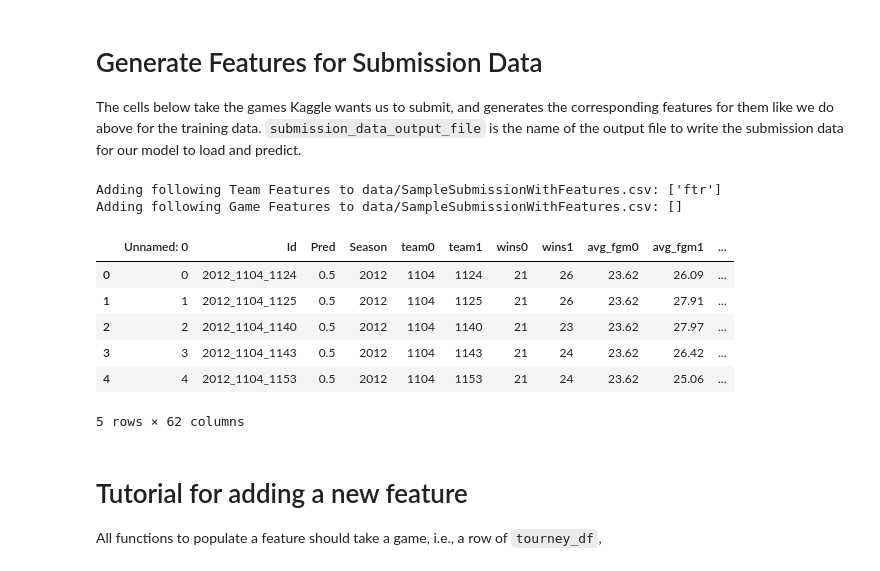
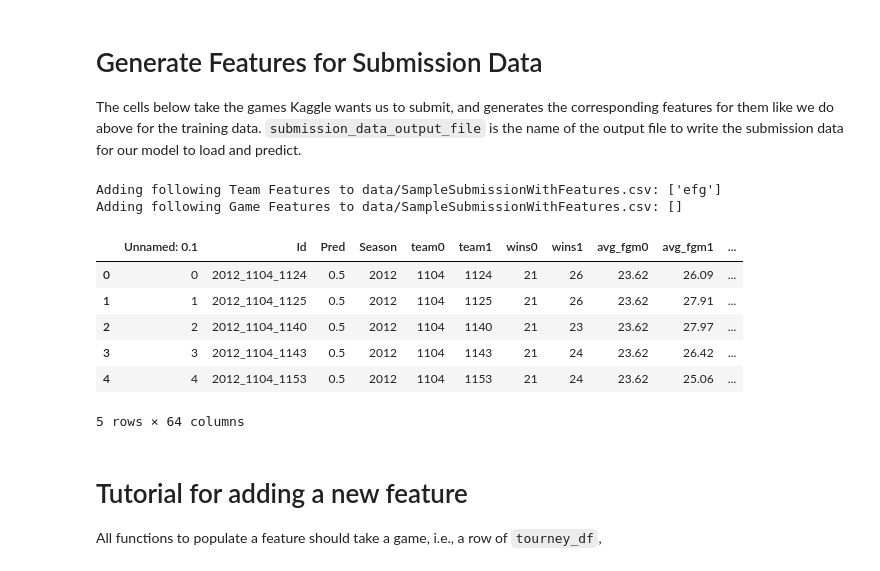
Before and after one commit to dtamayo/NCAAbasketball, a Jupyter notebook: GenerateFeatures.ipynb, the cells around one changed output. Cells and saved outputs as stored; diff of their text form; code cells hidden in the pictures.

```diff
--- a/GenerateFeatures.ipynb
+++ b/GenerateFeatures.ipynb
@@ -65,3 +55,35 @@ def ftr(team):
+# %%
+def wins(team):
+    return season_df.loc[is_winner[team['Team_Id']] & in_season[team['Season']] & is_valid].shape[0]
+
+# Four factors
+def efg(team):
+    fgm = pd.concat([season_df.loc[is_winner[team['Team_Id']] & in_season[team['Season']] & is_valid, 'Wfgm'], season_df.loc[is_loser[team['Team_Id']] & in_season[team['Season']] & is_valid, 'Lfgm']])
+    fgm3 = pd.concat([season_df.loc[is_winner[team['Team_Id']] & in_season[team['Season']] & is_valid, 'Wfgm3'], season_df.loc[is_loser[team['Team_Id']] & in_season[team['Season']] & is_valid, 'Lfgm3']])
+    fga = pd.concat([season_df.loc[is_winner[team['Team_Id']] & in_season[team['Season']] & is_valid, 'Wfga'], season_df.loc[is_loser[team['Team_Id']] & in_season[team['Season']] & is_valid, 'Lfga']])
+    efg = (fgm+0.5*fgm3)/fga
+    return np.round(efg.mean(), decimals=2)
+
+def to_p(team):
+    to = pd.concat([season_df.loc[is_winner[team['Team_Id']] & in_season[team['Season']] & is_valid, 'Wto'], season_df.loc[is_loser[team['Team_Id']] & in_season[team['Season']] & is_valid, 'Lto']])
+    fga = pd.concat([season_df.loc[is_winner[team['Team_Id']] & in_season[team['Season']] & is_valid, 'Wfga'], season_df.loc[is_loser[team['Team_Id']] & in_season[team['Season']] & is_valid, 'Lfga']])
+    o_r = pd.concat([season_df.loc[is_winner[team['Team_Id']] & in_season[team['Season']] & is_valid, 'Wor'], season_df.loc[is_loser[team['Team_Id']] & in_season[team['Season']] & is_valid, 'Lor']])
+    fta = pd.concat([season_df.loc[is_winner[team['Team_Id']] & in_season[team['Season']] & is_valid, 'Wfta'], season_df.loc[is_loser[team['Team_Id']] & in_season[team['Season']] & is_valid, 'Lfta']])
+    possessions = 0.96*(fga-o_r-to+0.475*fta)
+    to_p = to/possessions
+    return np.round(to_p.mean(), decimals=2)
+
+def orp(team):
+    o_r = pd.concat([season_df.loc[is_winner[team['Team_Id']] & in_season[team['Season']] & is_valid, 'Wor'], season_df.loc[is_loser[team['Team_Id']] & in_season[team['Season']] & is_valid, 'Lor']])
+    dr_op = pd.concat([season_df.loc[is_winner[team['Team_Id']] & in_season[team['Season']] & is_valid, 'Ldr'], season_df.loc[is_loser[team['Team_Id']] & in_season[team['Season']] & is_valid, 'Wdr']])
+    orp = o_r/(o_r + dr_op)
+    return np.round(orp.mean(), decimals=2)
+
+def ftr(team):
+    fta = pd.concat([season_df.loc[is_winner[team['Team_Id']] & in_season[team['Season']] & is_valid, 'Wfta'], season_df.loc[is_loser[team['Team_Id']] & in_season[team['Season']] & is_valid, 'Lfta']])
+    fga = pd.concat([season_df.loc[is_winner[team['Team_Id']] & in_season[team['Season']] & is_valid, 'Wfga'], season_df.loc[is_loser[team['Team_Id']] & in_season[team['Season']] & is_valid, 'Lfga']])
+    ftr = fta/fga
+    return np.round(ftr.mean(), decimals=2)
 # %%
 season_df.head()
 # %% [output]
@@ -132,7 +196,7 @@ Name: 614, dtype: object
 # Append your new function to teamfList below!
 # %%
 teamfList = []
-teamfList.append(ftr)
+teamfList.append(efg)
 #teamfList.append(wins)
 #for f in ['fgm', 'fga', 'fgm3', 'fga3', 'ftm', 'fta', 'or', 'dr', 'ast', 'to', 'stl', 'blk', 'pf']:
 #    teamfList.append(avg(f))
@@ -167,7 +231,7 @@ team_features_df.tail()
 
 `training_data_file` is the data file we want to use as training data (could include part of regular season in addition to tourney in future). `team_features_input_file` is the input file we want to use for the team features (generated above--default is `team_features_output_file`, i.e. what was used for output above).  `training_data_output_file` is the filename for the training data with all the games.
 # %%
-training_data_file = 'data/TourneyDetailedResults.csv'
+training_data_file = 'data/data.csv' # use TourneyDetailedResults.csv if regenerating from scratch
 team_features_input_file = team_features_output_file
 training_data_output_file = 'data/data.csv'
 # %% [markdown]
@@ -267,41 +331,41 @@ submission_data_with_features_file = 'data/SampleSubmissionWithFeatures.csv'
 print("Adding following Team Features to {0}: {1}".format(submission_data_with_features_file, [f.__name__ for f in teamfList]))
 print("Adding following Game Features to {0}: {1}".format(submission_data_with_features_file, [f.__name__ for f in gamefList]))
 # %% [output]
-Adding following Team Features to data/SampleSubmissionWithFeatures.csv: ['ftr']
+Adding following Team Features to data/SampleSubmissionWithFeatures.csv: ['efg']
 Adding following Game Features to data/SampleSubmissionWithFeatures.csv: []
 # %%
-sample_df = pd.read_csv(submission_data_with_features_file) #should be SampleSubmission.csv if generating from scratch
+sample_df = pd.read_csv(submission_data_with_features_file, index_col=0) #should be SampleSubmission.csv if generating from scratch
 
 def get_season(Id):
     return np.int64(Id.split("_")[0])
 def get_team0(Id):
     return np.int64(Id.split("_")[1])
 def get_team1(Id):
     return np.int64(Id.split("_")[2])
 
 # UNCOMMENT THESE LINES IF YOU WANT TO REGENERATE THE SUBMISSION FEATURES FROM SCRATCH
 #sample_df['Season'] = sample_df['Id'].apply(get_season)
 #sample_df['team0'] = sample_df['Id'].apply(get_team0)
 #sample_df['team1'] = sample_df['Id'].apply(get_team1)
 
 # first add all the features for individual teams
 for feature in teamfList:
     sample_df = pd.concat([sample_df, sample_df.apply(feature01(feature), axis=1)], axis=1)
 
 # now add features specific to a game (pair of teams)
 for feature in gamefList:
     tourney_df[feature.__name__] = tourney_df.apply(feature, axis=1)
 
 sample_df.to_csv(submission_data_with_features_file, encoding='ascii')
 sample_df.head()
 # %% [output]
-|  | Unnamed: 0 | Id | Pred | Season | team0 | team1 | wins0 | wins1 | avg_fgm0 | avg_fgm1 | ... |
+|  | Unnamed: 0.1 | Id | Pred | Season | team0 | team1 | wins0 | wins1 | avg_fgm0 | avg_fgm1 | ... |
 | 0 | 0 | 2012_1104_1124 | 0.5 | 2012 | 1104 | 1124 | 21 | 26 | 23.62 | 26.09 | ... |
 | 1 | 1 | 2012_1104_1125 | 0.5 | 2012 | 1104 | 1125 | 21 | 26 | 23.62 | 27.91 | ... |
 | 2 | 2 | 2012_1104_1140 | 0.5 | 2012 | 1104 | 1140 | 21 | 23 | 23.62 | 27.97 | ... |
 | 3 | 3 | 2012_1104_1143 | 0.5 | 2012 | 1104 | 1143 | 21 | 24 | 23.62 | 26.42 | ... |
 | 4 | 4 | 2012_1104_1153 | 0.5 | 2012 | 1104 | 1153 | 21 | 24 | 23.62 | 25.06 | ... |
-5 rows × 62 columns
+5 rows × 64 columns
 # %% [markdown]
 # Tutorial for adding a new feature
 
```
Also changed, not shown: parts of 11 cells of this notebook, 3 other files.
